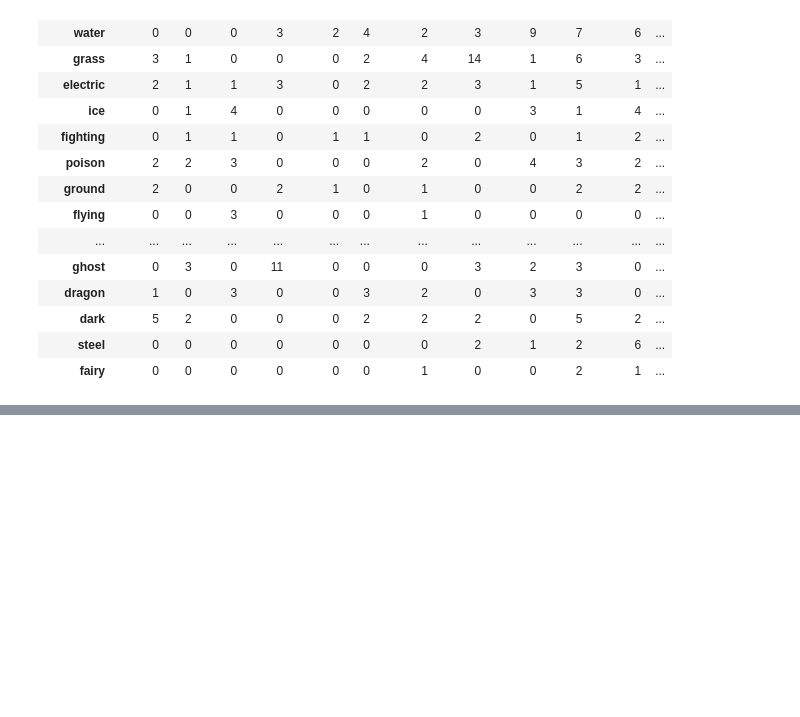
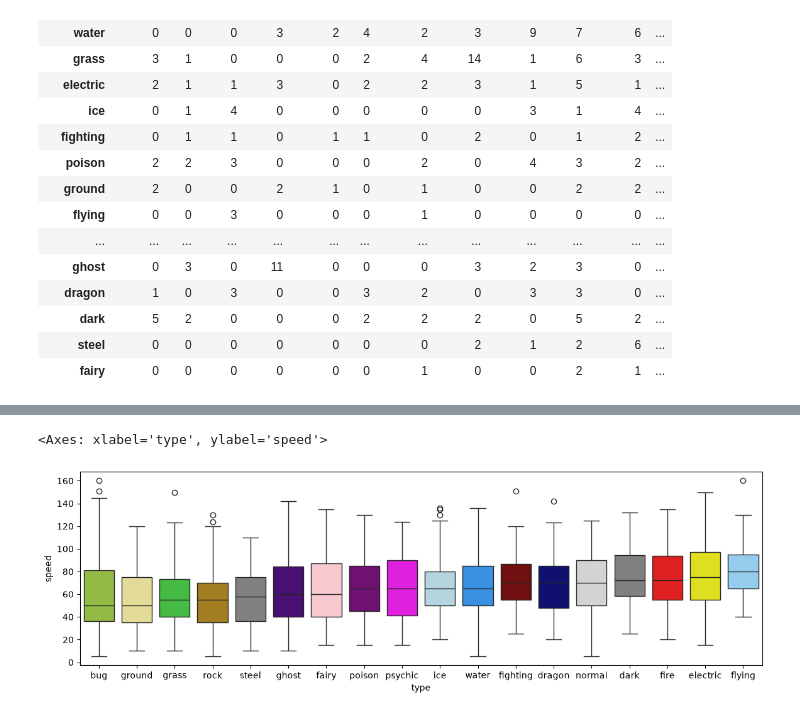
Before and after one commit to Prabhdeep-AI/Machine-Learning-Project, a Jupyter notebook: EDA.ipynb, the cells around one changed output, grey strips where cells are left out. Drawn from its saved outputs; the diff is of its cells as text; code cells hidden in the pictures; blank space fills up the shorter version.

```diff
--- a/EDA.ipynb
+++ b/EDA.ipynb
@@ -108,0 +84,10 @@ heat = sns.heatmap(type_table, annot=True, fmt="d")
+# %%
+speed_order = data_df_exploded.groupby("type")["speed"].median().sort_values().index
+plt.figure(figsize=(14,4))
+stat_cols = ["hp", "attack", "defense", "special-attack",
+             "special-defense", "speed"]
+sns.boxplot(data= data_df_exploded, x = "type", y= "speed", order=speed_order,
+             hue="type", palette=colours, legend=False)
+# %% [output]
+<Axes: xlabel='type', ylabel='speed'>
+[figure, added]
```
Also changed, not shown: parts of 5 cells of this notebook.
